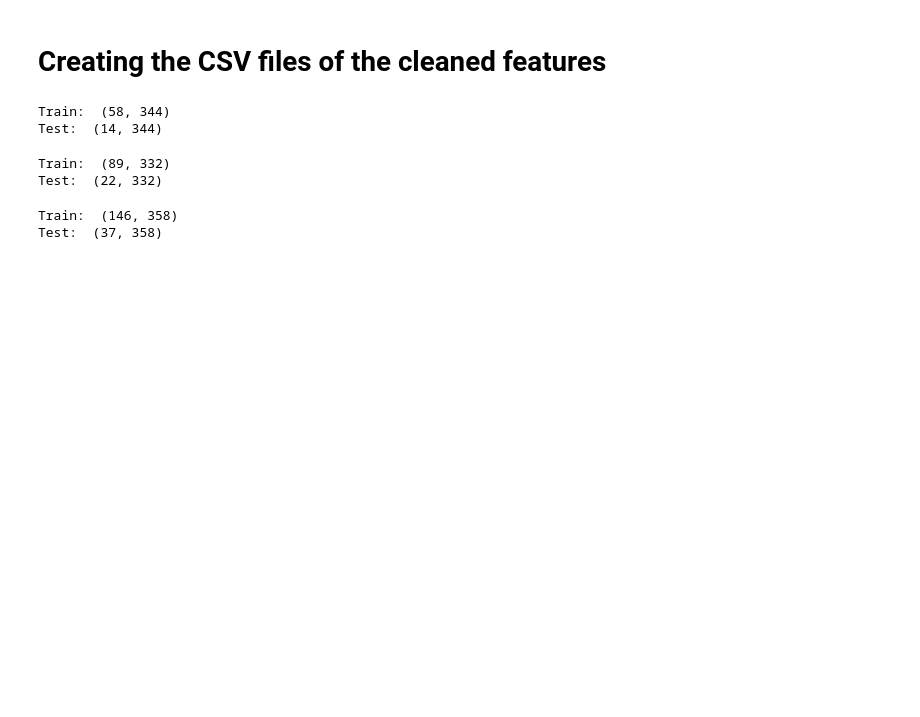
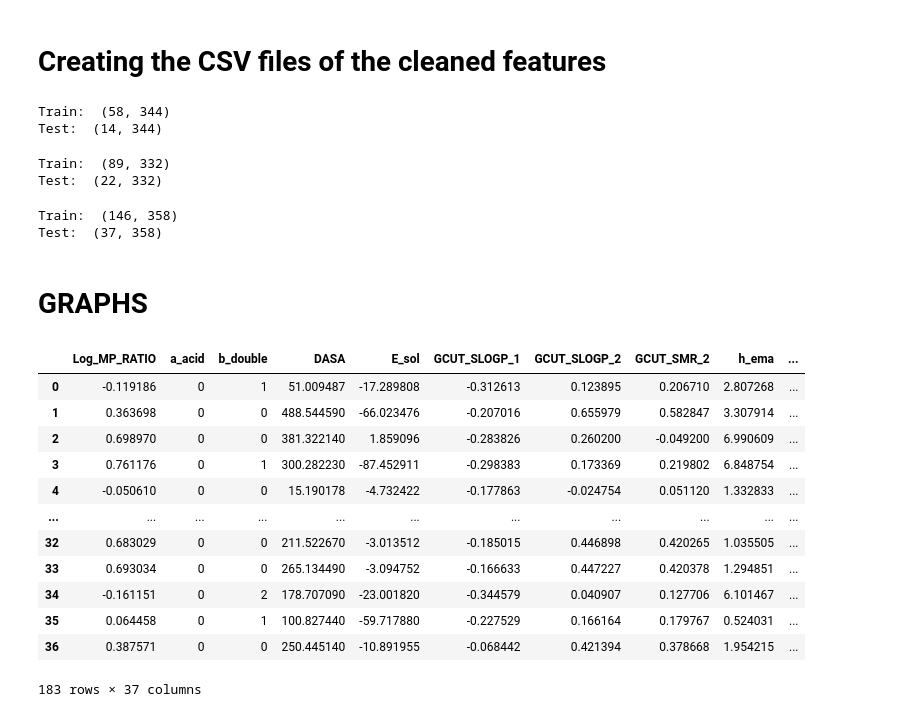
Before and after one commit to tahiri-lab/QSAR, a Jupyter notebook: code/preprocessing/feature_selection.ipynb, the cells around one changed output. Cells and saved outputs as stored; diff of their text form; code cells hidden in the pictures; blank space fills up the shorter version.

```diff
--- a/code/preprocessing/feature_selection.ipynb
+++ b/code/preprocessing/feature_selection.ipynb
@@ -481,3 +481,5 @@ full_test.to_csv(save_path + "full_test.csv", index=False, encoding="utf-8", sep
 # %% [output]
 Train:  (146, 358)
 Test:  (37, 358)
+# %% [markdown]
+# GRAPHS
@@ -483,0 +493,17 @@ Test:  (37, 358)
+# %%
+df_full_correlated_y = df_full[y_corr.index]
+df_full_correlated_y
+# %% [output]
+|  | Log_MP_RATIO | a_acid | b_double | DASA | E_sol | GCUT_SLOGP_1 | GCUT_SLOGP_2 | GCUT_SMR_2 | h_ema | ... |
+| 0 | -0.119186 | 0 | 1 | 51.009487 | -17.289808 | -0.312613 | 0.123895 | 0.206710 | 2.807268 | ... |
+| 1 | 0.363698 | 0 | 0 | 488.544590 | -66.023476 | -0.207016 | 0.655979 | 0.582847 | 3.307914 | ... |
+| 2 | 0.698970 | 0 | 0 | 381.322140 | 1.859096 | -0.283826 | 0.260200 | -0.049200 | 6.990609 | ... |
+| 3 | 0.761176 | 0 | 1 | 300.282230 | -87.452911 | -0.298383 | 0.173369 | 0.219802 | 6.848754 | ... |
+| 4 | -0.050610 | 0 | 0 | 15.190178 | -4.732422 | -0.177863 | -0.024754 | 0.051120 | 1.332833 | ... |
+| ... | ... | ... | ... | ... | ... | ... | ... | ... | ... | ... |
+| 32 | 0.683029 | 0 | 0 | 211.522670 | -3.013512 | -0.185015 | 0.446898 | 0.420265 | 1.035505 | ... |
+| 33 | 0.693034 | 0 | 0 | 265.134490 | -3.094752 | -0.166633 | 0.447227 | 0.420378 | 1.294851 | ... |
+| 34 | -0.161151 | 0 | 2 | 178.707090 | -23.001820 | -0.344579 | 0.040907 | 0.127706 | 6.101467 | ... |
+| 35 | 0.064458 | 0 | 1 | 100.827440 | -59.717880 | -0.227529 | 0.166164 | 0.179767 | 0.524031 | ... |
+| 36 | 0.387571 | 0 | 0 | 250.445140 | -10.891955 | -0.068442 | 0.421394 | 0.378668 | 1.954215 | ... |
+183 rows × 37 columns
```
Also changed, not shown: parts of 9 cells of this notebook.
